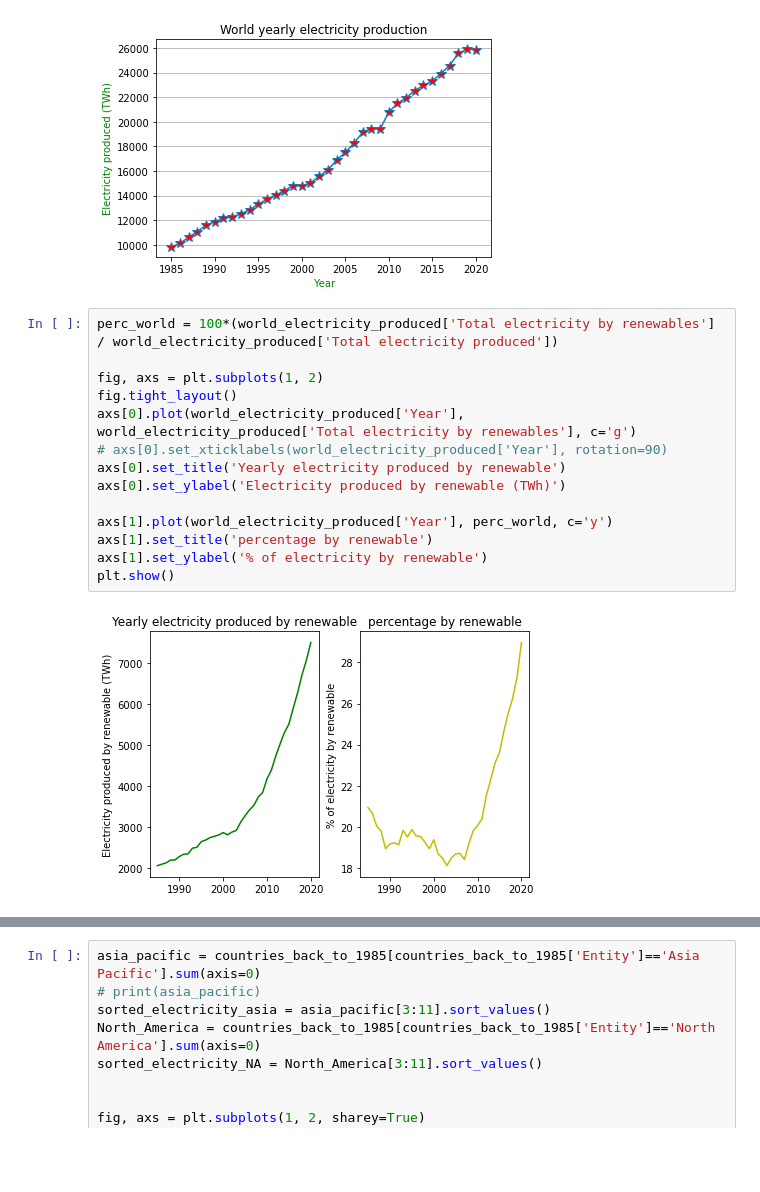
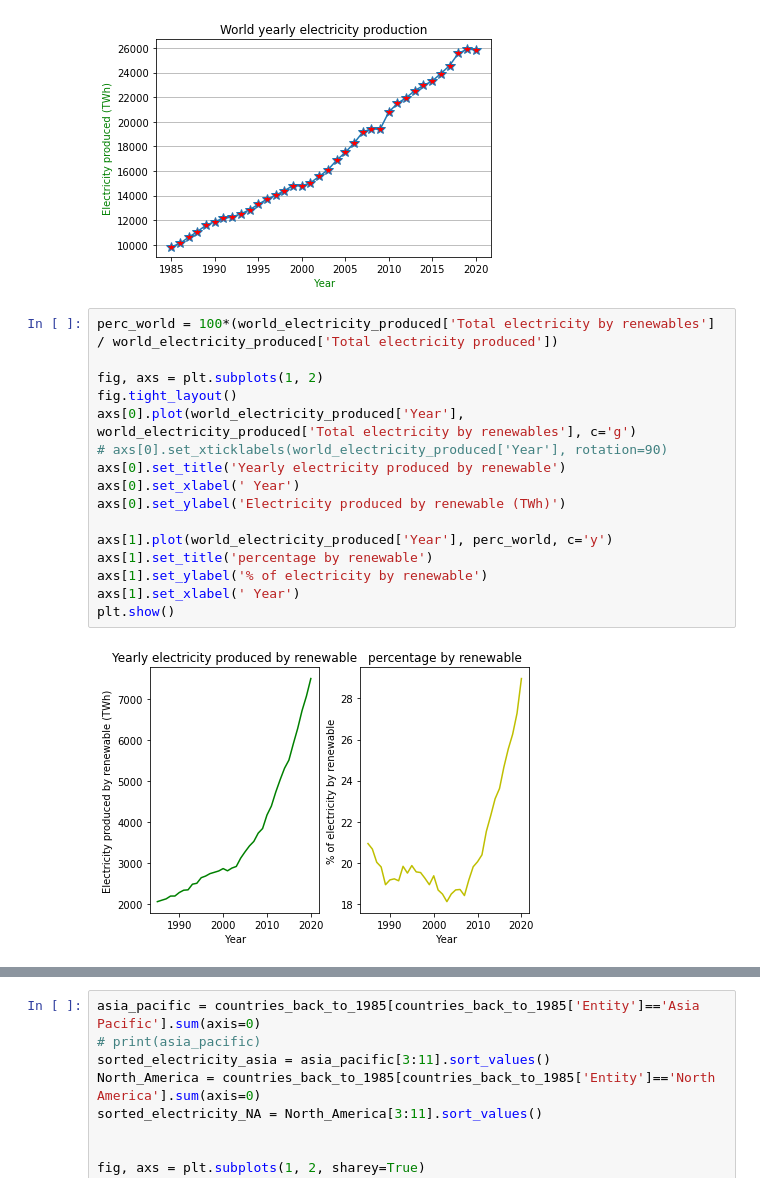
Before and after one commit to skarstent/Project, a Jupyter notebook: Electricity .ipynb, the cells around one changed output, grey strips where cells are left out. Cells and saved outputs as stored; diff of their text form; blank space fills up the shorter version.

```diff
--- a/Electricity .ipynb
+++ b/Electricity .ipynb
@@ -115,19 +115,21 @@ plt.show()
 # %%
 perc_world = 100*(world_electricity_produced['Total electricity by renewables'] / world_electricity_produced['Total electricity produced'])
 
 fig, axs = plt.subplots(1, 2)
 fig.tight_layout()
 axs[0].plot(world_electricity_produced['Year'], world_electricity_produced['Total electricity by renewables'], c='g')
 # axs[0].set_xticklabels(world_electricity_produced['Year'], rotation=90)
 axs[0].set_title('Yearly electricity produced by renewable')
+axs[0].set_xlabel(' Year')
 axs[0].set_ylabel('Electricity produced by renewable (TWh)')
 
 axs[1].plot(world_electricity_produced['Year'], perc_world, c='y')
 axs[1].set_title('percentage by renewable')
 axs[1].set_ylabel('% of electricity by renewable')
+axs[1].set_xlabel(' Year')
 plt.show()
 # %% [output]
-[figure, old version]
+[figure, new version]
 # %%
 top_10_entity = countries_back_to_1985.groupby('Entity')['Total electricity produced'].sum().nlargest(10).sort_values()
 
```
Also changed, not shown: parts of 9 cells of this notebook.
